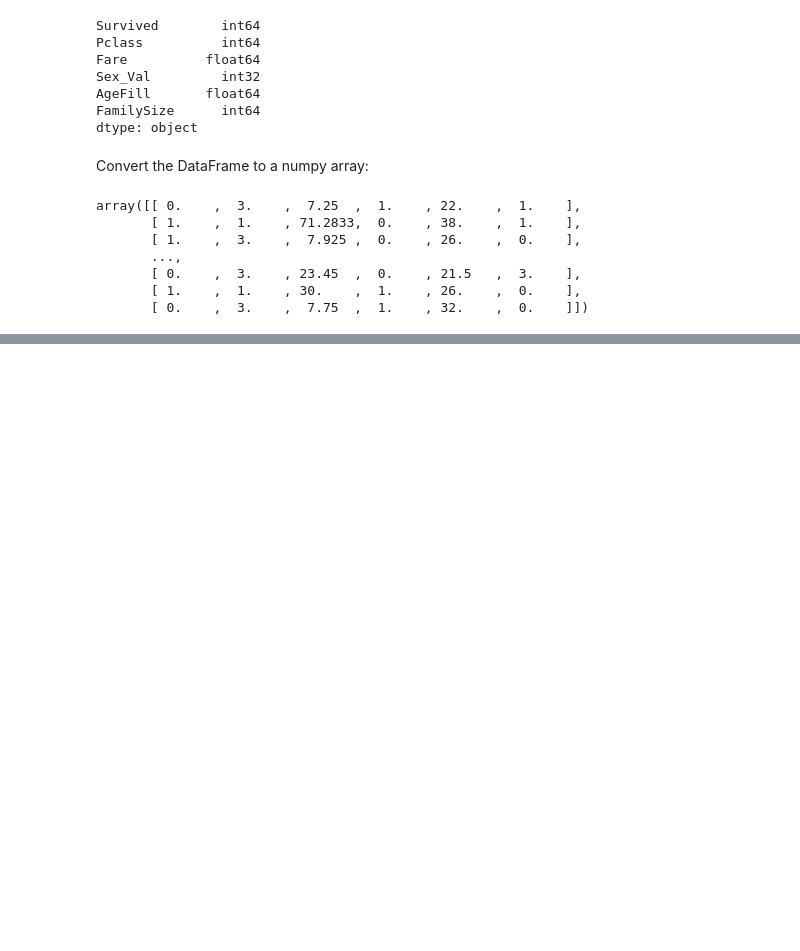
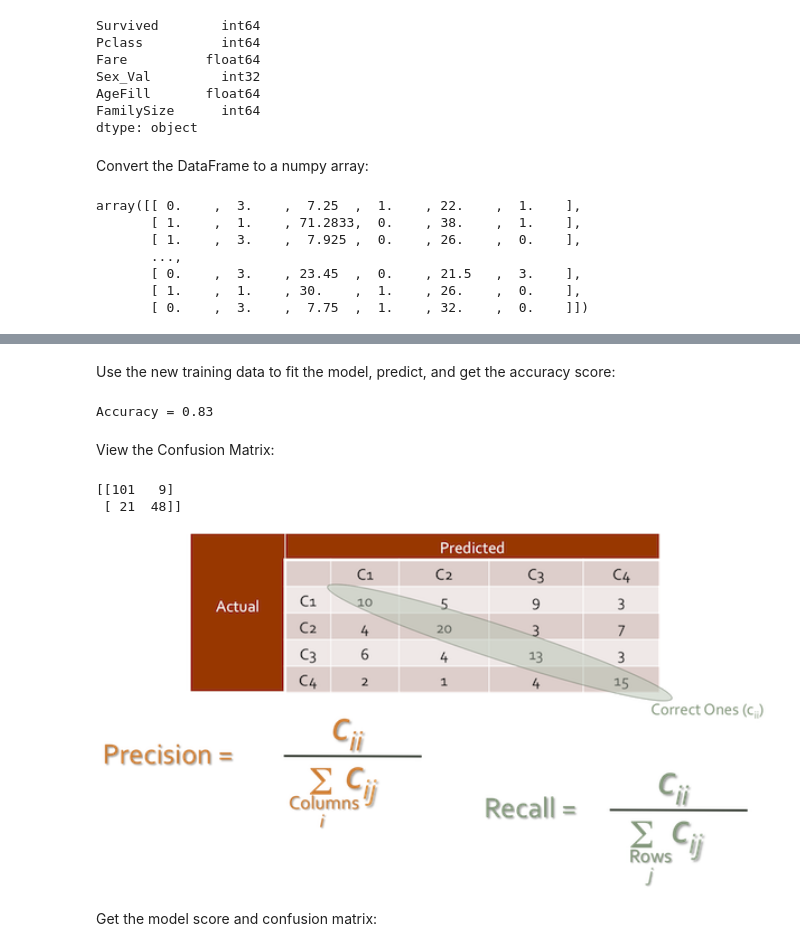
Before and after one commit to Brayanbrayan/Titanic, a Jupyter notebook: titanic.ipynb, the cells around one changed output, grey strips where cells are left out. Cells and saved outputs as stored; diff of their text form; code cells hidden in the pictures; blank space fills up the shorter version.

```diff
--- a/titanic.ipynb
+++ b/titanic.ipynb
@@ -576,0 +743,25 @@ array([[ 0.    ,  3.    ,  7.25  ,  1.    , 22.    ,  1.    ],
+# %% [markdown]
+Use the new training data to fit the model, predict, and get the accuracy score:
+# %%
+clf = clf.fit(train_x, train_y)
+predict_y = clf.predict(test_x)
+
+from sklearn.metrics import accuracy_score
+print ("Accuracy = %.2f" % (accuracy_score(test_y, predict_y)))
+# %% [output]
+Accuracy = 0.83
+# %% [markdown]
+View the Confusion Matrix:
+# %%
+confusion_matrix = metrics.confusion_matrix(test_y, predict_y)
+print(confusion_matrix)
+# %% [output]
+[[101   9]
+ [ 21  48]]
+# %%
+from IPython.core.display import Image
+Image('download.png', width=800)
+# %% [output]
+[figure, added]
+# %% [markdown]
+Get the model score and confusion matrix:
```
Also changed, not shown: parts of 18 cells of this notebook, 3 other files.
